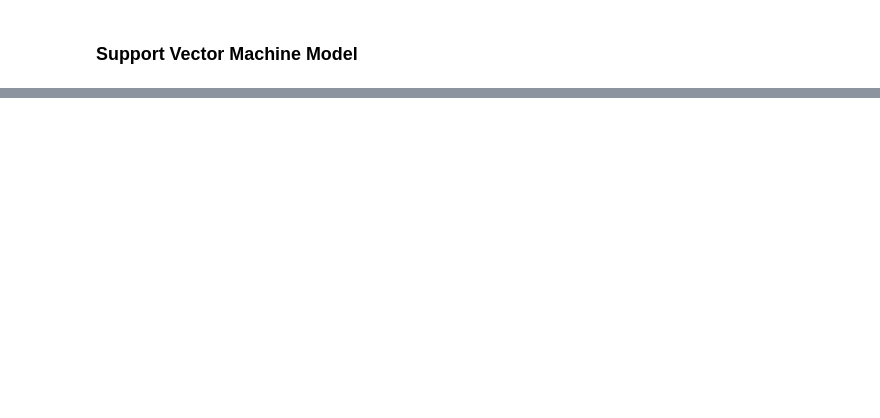
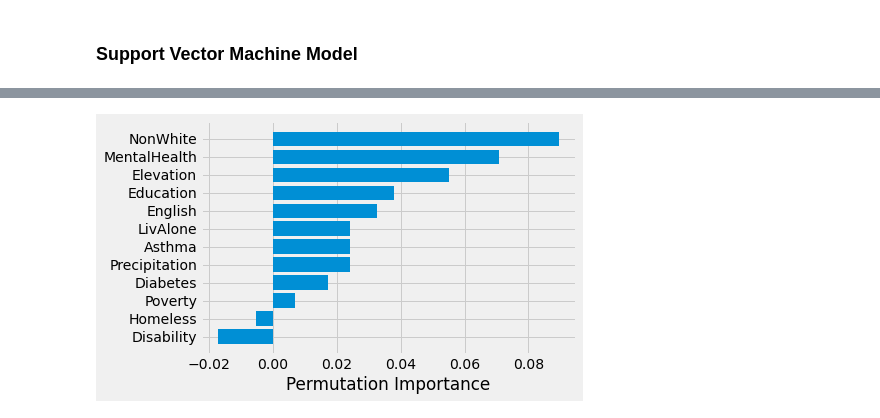
Before and after one commit to Ranabor/CDC-2022, a Jupyter notebook: data_exploration.ipynb, the cells around one changed output, grey strips where cells are left out. Cells and saved outputs as stored; diff of their text form; code cells hidden in the pictures; blank space fills up the shorter version.

```diff
--- a/data_exploration.ipynb
+++ b/data_exploration.ipynb
@@ -238,0 +279,10 @@ model_permutation_importance(clf, X_test, y_test, significant_metrics)
+# %%
+clf = LinearDiscriminantAnalysis()
+scaler = StandardScaler()
+scaler.fit(X_train)
+X_train = scaler.transform(X_train)
+X_test = scaler.transform(X_test)
+clf.fit(X_train, np.ravel(y_train,order='C'))
+model_permutation_importance(clf, X_test, y_test, significant_metrics)
+# %% [output]
+[figure, added]
```
Also changed, not shown: parts of 9 cells of this notebook.
